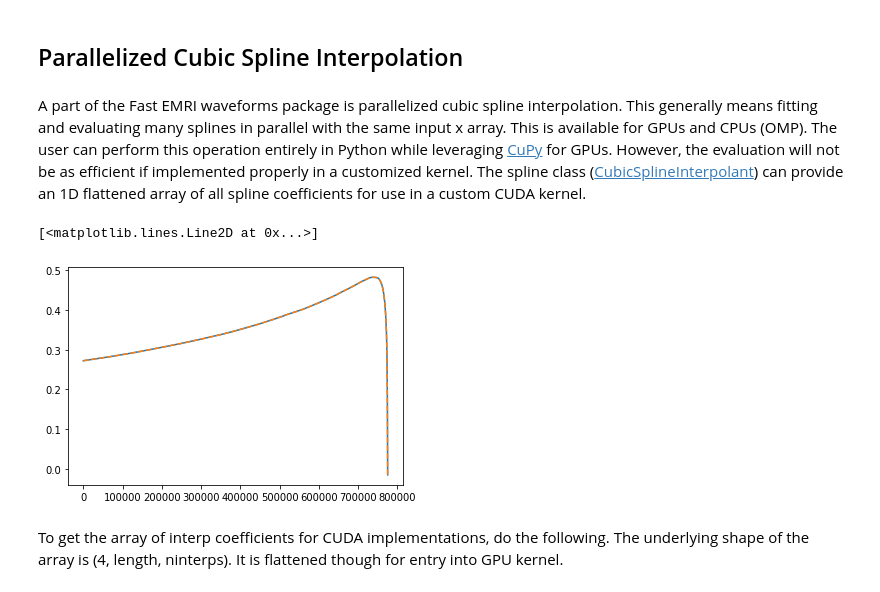
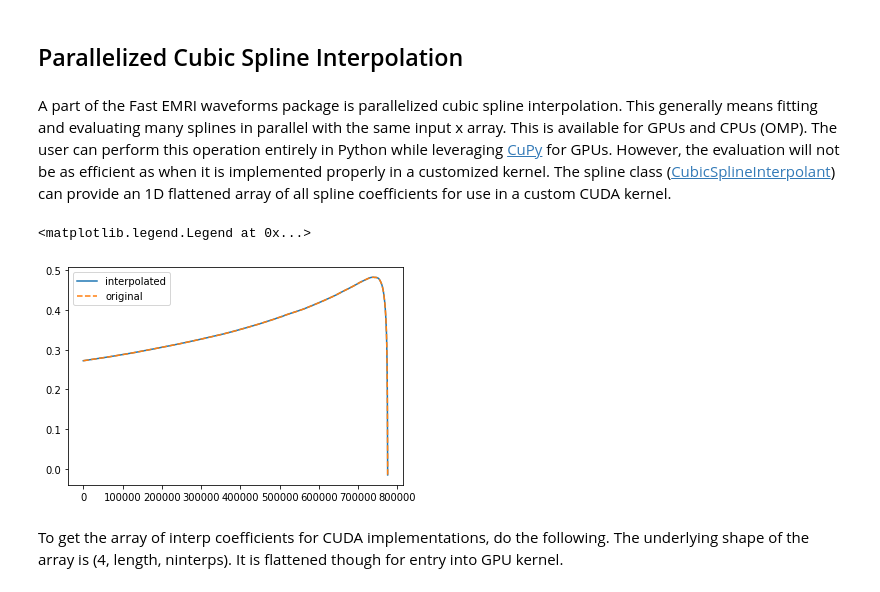
Before and after one commit to BlackHolePerturbationToolkit/FastEMRIWaveforms, a Jupyter notebook: examples/SchwarzschildEccentricWaveform_intro.ipynb, the cells around one changed output. Drawn from its saved outputs; the diff is of its cells as text; code cells hidden in the pictures.

```diff
--- a/examples/SchwarzschildEccentricWaveform_intro.ipynb
+++ b/examples/SchwarzschildEccentricWaveform_intro.ipynb
@@ -600,7 +620,7 @@ print(np.array([ls, ms, ns]).T, len(ls))
 # %% [markdown]
 ## Parallelized Cubic Spline Interpolation
 # %% [markdown]
-A part of the Fast EMRI waveforms package is parallelized cubic spline interpolation. This generally means fitting and evaluating many splines in parallel with the same input x array. This is available for GPUs and CPUs (OMP). The user can perform this operation entirely in Python while leveraging [CuPy](https://cupy.dev/) for GPUs. However, the evaluation will not be as efficient if implemented properly in a customized kernel. The spline class ([CubicSplineInterpolant](https://mikekatz04.github.io/FastEMRIWaveforms/html/index.html?highlight=modeselector#few.summation.interpolatedmodesum.CubicSplineInterpolant)) can provide an 1D flattened array of all spline coefficients for use in a custom CUDA kernel.
+A part of the Fast EMRI waveforms package is parallelized cubic spline interpolation. This generally means fitting and evaluating many splines in parallel with the same input x array. This is available for GPUs and CPUs (OMP). The user can perform this operation entirely in Python while leveraging [CuPy](https://cupy.dev/) for GPUs. However, the evaluation will not be as efficient as when it is implemented properly in a customized kernel. The spline class ([CubicSplineInterpolant](https://mikekatz04.github.io/FastEMRIWaveforms/html/index.html?highlight=modeselector#few.summation.interpolatedmodesum.CubicSplineInterpolant)) can provide an 1D flattened array of all spline coefficients for use in a custom CUDA kernel.
 # %%
 # let's take the amplitudes from the last step and spline those.
 # We have to arange everything in the shape (ninterps, length)
@@ -617,18 +637,19 @@ spline = CubicSplineInterpolant(t, interp_in)
 # %%
 # get new values
 t_new = np.linspace(t[0], t[-1], 1000)
 
 # notice the new shape is (ninterps, length) just like the inital input to the spline
 new_teuk_modes = spline(t_new)
 
 # (220) mode (real part)
 ind = amp.special_index_map[(2, 2, 0)]
 
-plt.plot(t_new, new_teuk_modes[ind])
-plt.plot(t, teuk_modes[:, ind].real, '--')
+plt.plot(t_new, new_teuk_modes[ind], label='interpolated')
+plt.plot(t, teuk_modes[:, ind].real, '--', label='original')
+plt.legend()
 # %% [output]
-[<matplotlib.lines.Line2D at 0x...>]
+<matplotlib.legend.Legend at 0x...>
-[figure, old version]
+[figure, new version]
 # %% [markdown]
 To get the array of interp coefficients for CUDA implementations, do the following. The underlying shape of the array is (4, length, ninterps). It is flattened though for entry into GPU kernel.
 # %%
```
Also changed, not shown: parts of 10 cells of this notebook, 5 other files.
